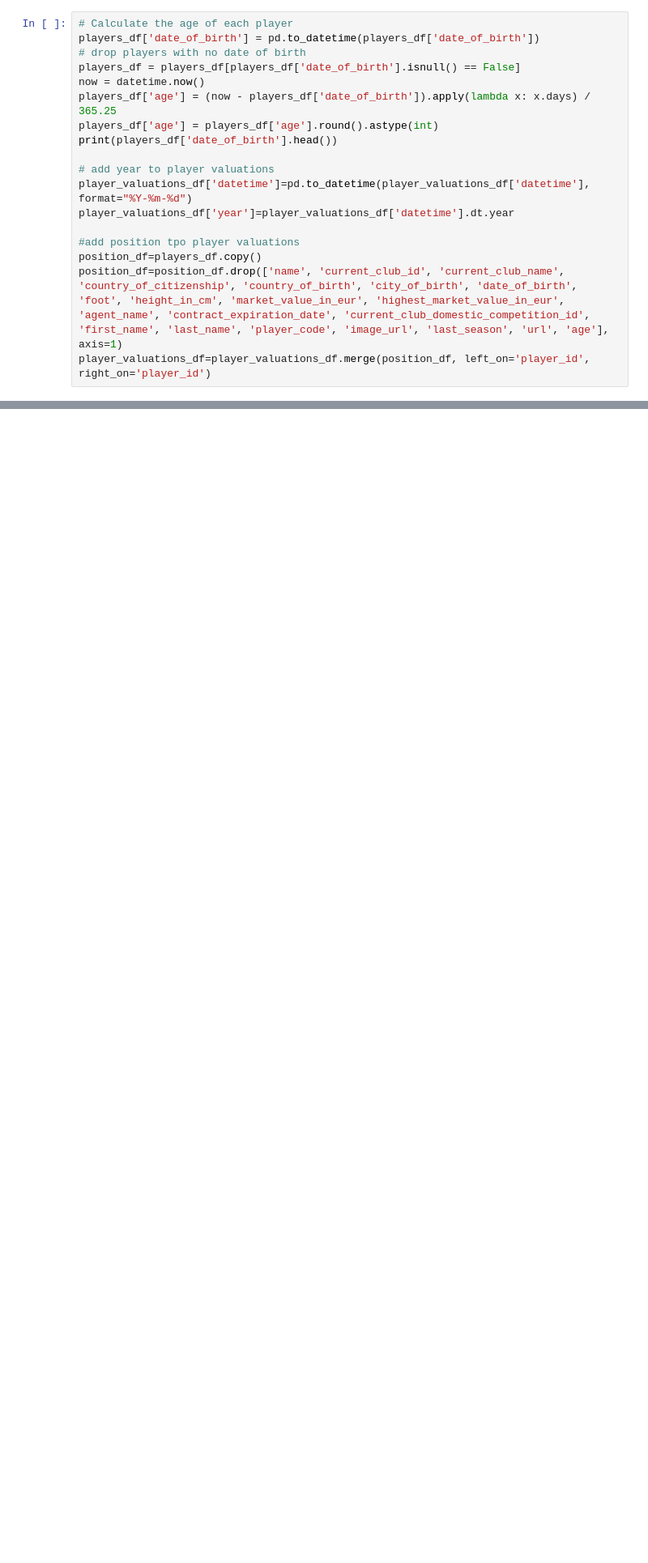
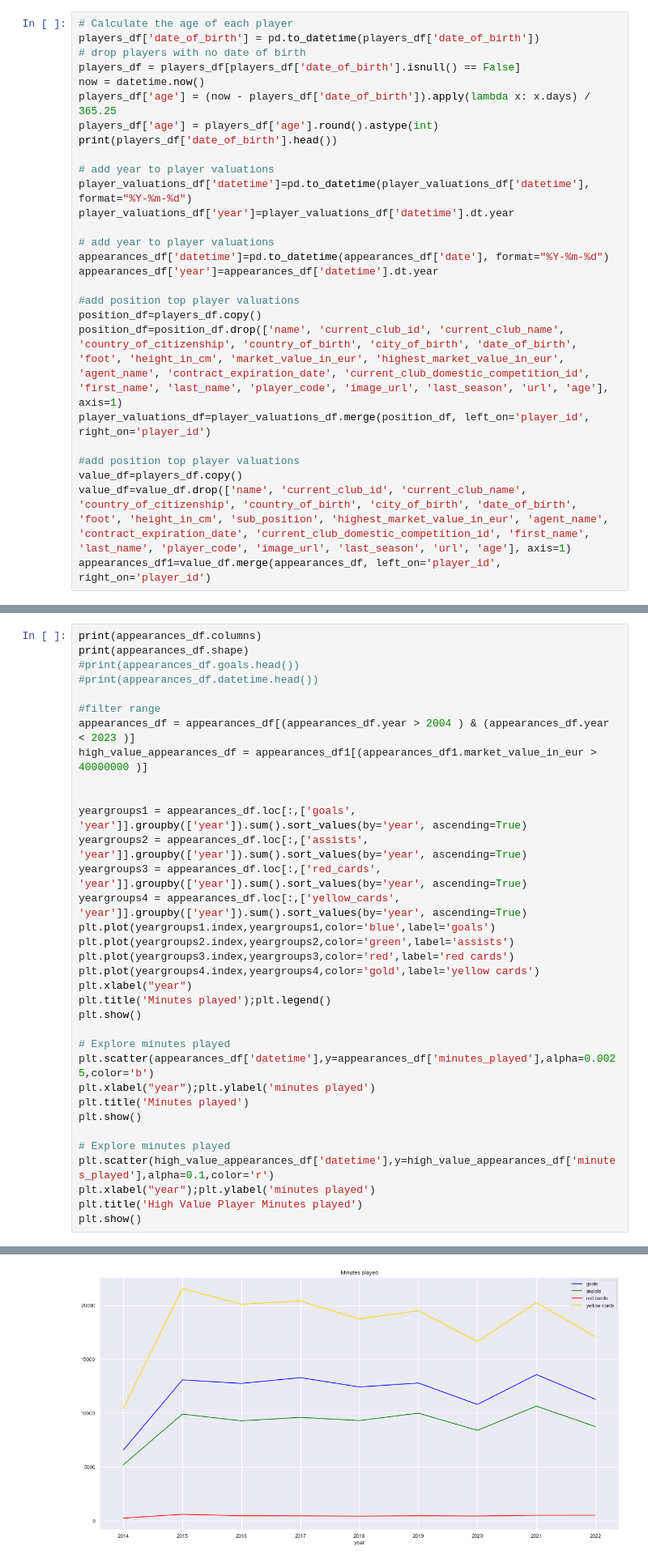
Before and after one commit to davidcoxon/Kaggle, a Jupyter notebook: Football/Transfermarket2.ipynb, the cells around one changed output, grey strips where cells are left out. Shown at 81% size. Saved outputs shown, nothing was run; the diff lists cells and outputs as text; blank space fills up the shorter version.

Commit message:
add appearance and goal data
add appearance and goal data

```diff
--- a/Football/Transfermarket2.ipynb
+++ b/Football/Transfermarket2.ipynb
@@ -78,10 +78,19 @@ print(players_df['date_of_birth'].head())
 player_valuations_df['datetime']=pd.to_datetime(player_valuations_df['datetime'], format="%Y-%m-%d")
 player_valuations_df['year']=player_valuations_df['datetime'].dt.year
 
-#add position tpo player valuations
+# add year to player valuations
+appearances_df['datetime']=pd.to_datetime(appearances_df['date'], format="%Y-%m-%d")
+appearances_df['year']=appearances_df['datetime'].dt.year
+
+#add position top player valuations
 position_df=players_df.copy()
 position_df=position_df.drop(['name', 'current_club_id', 'current_club_name', 'country_of_citizenship', 'country_of_birth', 'city_of_birth', 'date_of_birth', 'foot', 'height_in_cm', 'market_value_in_eur', 'highest_market_value_in_eur', 'agent_name', 'contract_expiration_date', 'current_club_domestic_competition_id', 'first_name', 'last_name', 'player_code', 'image_url', 'last_season', 'url', 'age'], axis=1)
 player_valuations_df=player_valuations_df.merge(position_df, left_on='player_id', right_on='player_id')
+
+#add position top player valuations
+value_df=players_df.copy()
+value_df=value_df.drop(['name', 'current_club_id', 'current_club_name', 'country_of_citizenship', 'country_of_birth', 'city_of_birth', 'date_of_birth', 'foot', 'height_in_cm', 'sub_position', 'highest_market_value_in_eur', 'agent_name', 'contract_expiration_date', 'current_club_domestic_competition_id', 'first_name', 'last_name', 'player_code', 'image_url', 'last_season', 'url', 'age'], axis=1)
+appearances_df1=value_df.merge(appearances_df, left_on='player_id', right_on='player_id')
 # %% [output]
 0   1995-01-30
 1   1990-09-20
@@ -475,0 +421,35 @@ RangeIndex(start=0, stop=1137501, step=1)
+# %%
+print(appearances_df.columns)
+print(appearances_df.shape)
+#print(appearances_df.goals.head())
+#print(appearances_df.datetime.head())
+
+#filter range
+appearances_df = appearances_df[(appearances_df.year > 2004 ) & (appearances_df.year < 2023 )]
+high_value_appearances_df = appearances_df1[(appearances_df1.market_value_in_eur > 40000000 )]
+
+
+yeargroups1 = appearances_df.loc[:,['goals', 'year']].groupby(['year']).sum().sort_values(by='year', ascending=True)
+yeargroups2 = appearances_df.loc[:,['assists', 'year']].groupby(['year']).sum().sort_values(by='year', ascending=True)
+yeargroups3 = appearances_df.loc[:,['red_cards', 'year']].groupby(['year']).sum().sort_values(by='year', ascending=True)
+yeargroups4 = appearances_df.loc[:,['yellow_cards', 'year']].groupby(['year']).sum().sort_values(by='year', ascending=True)
+plt.plot(yeargroups1.index,yeargroups1,color='blue',label='goals')
+plt.plot(yeargroups2.index,yeargroups2,color='green',label='assists')
+plt.plot(yeargroups3.index,yeargroups3,color='red',label='red cards')
+plt.plot(yeargroups4.index,yeargroups4,color='gold',label='yellow cards')
+plt.xlabel("year")
+plt.title('Minutes played');plt.legend()
+plt.show()
+
+# Explore minutes played
+plt.scatter(appearances_df['datetime'],y=appearances_df['minutes_played'],alpha=0.0025,color='b')
+plt.xlabel("year");plt.ylabel('minutes played')
+plt.title('Minutes played')
+plt.show()
+
+# Explore minutes played
+plt.scatter(high_value_appearances_df['datetime'],y=high_value_appearances_df['minutes_played'],alpha=0.1,color='r')
+plt.xlabel("year");plt.ylabel('minutes played')
+plt.title('High Value Player Minutes played')
+plt.show()
+# %% [output]
@@ -475,0 +458 @@ RangeIndex(start=0, stop=1137501, step=1)
+[figure, added]
```
Also changed, not shown: parts of 16 cells of this notebook, 1 other file.
